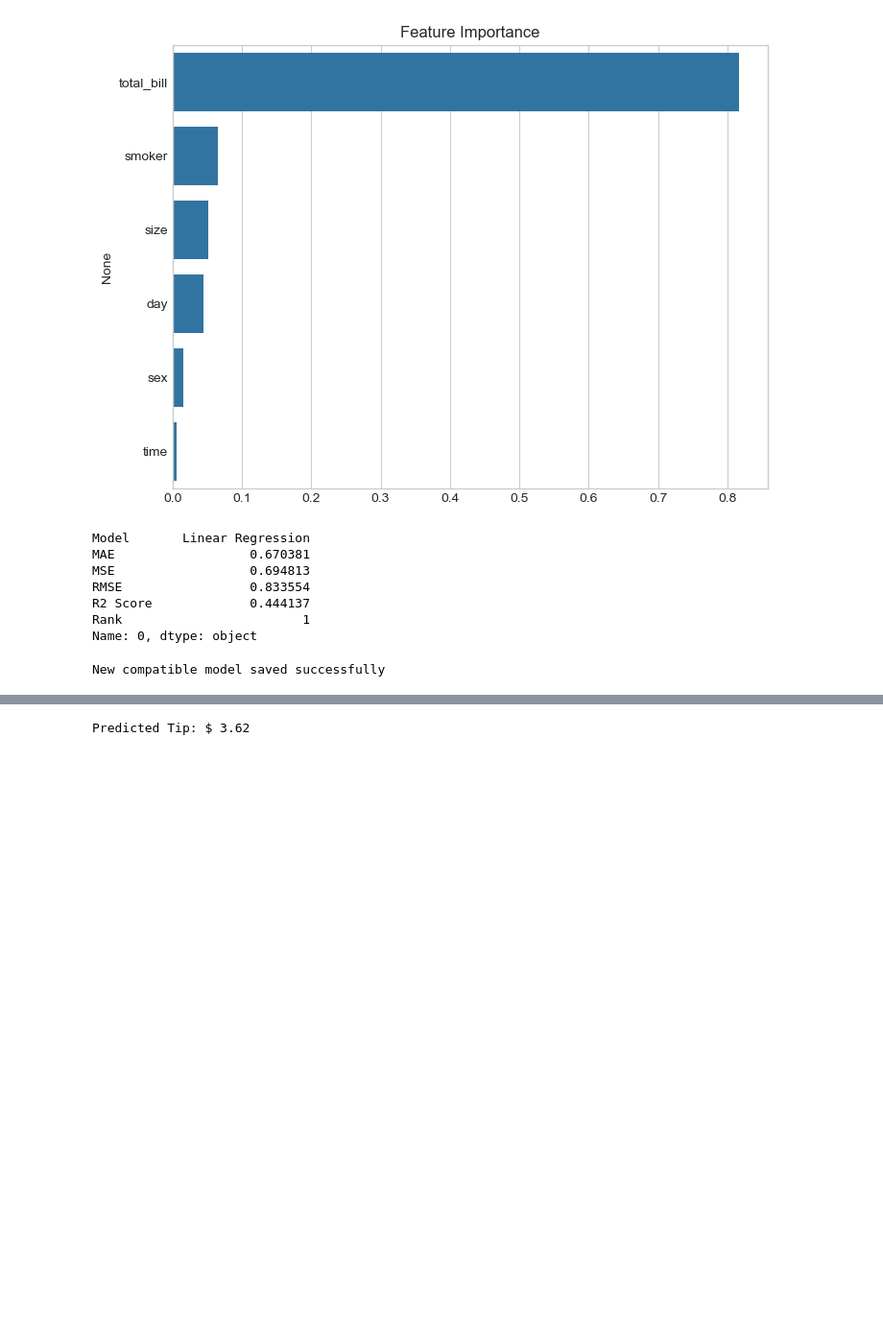
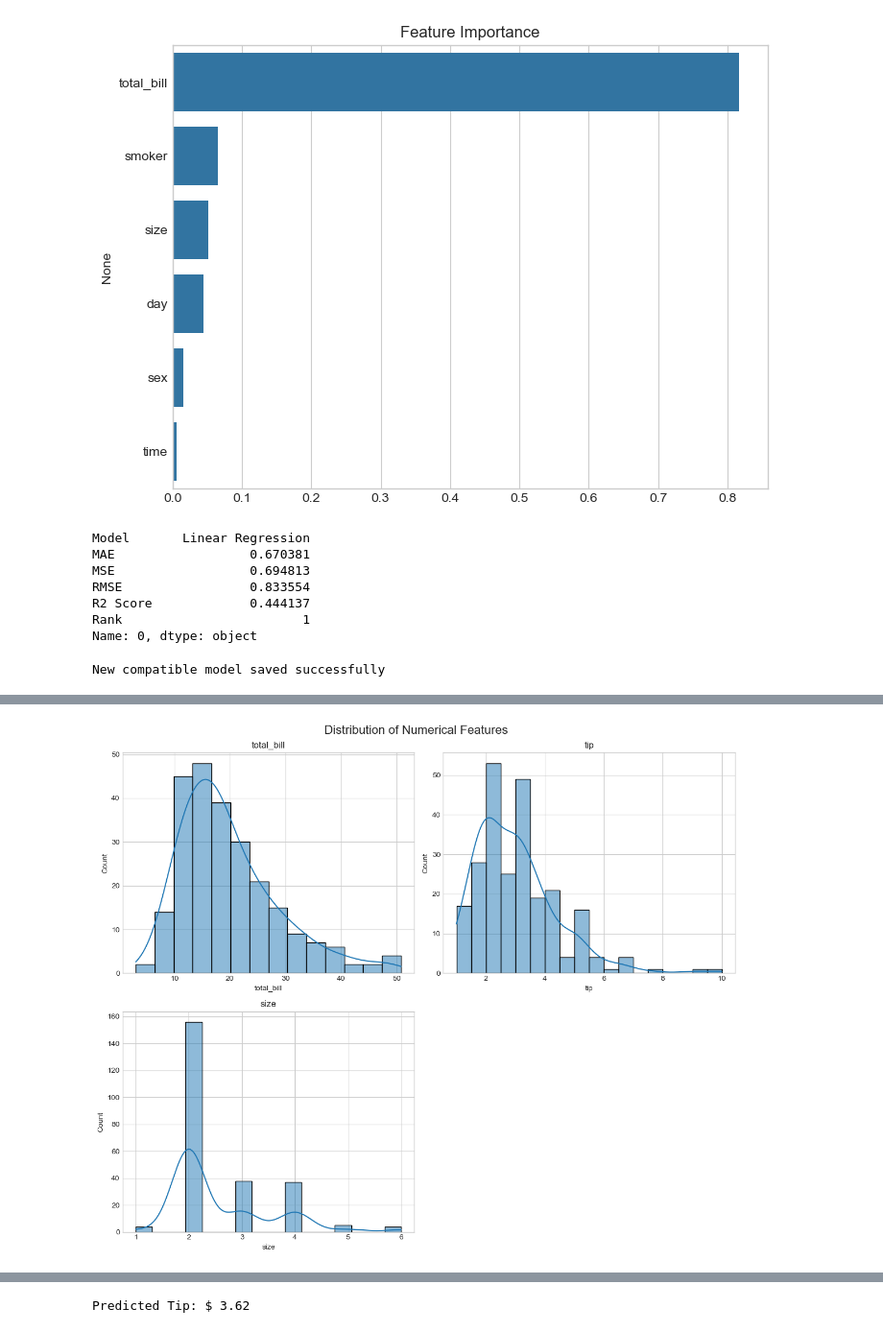
Before and after one commit to nikhillanje/Waiter-Tip-Prediction-with-ML, a Jupyter notebook: Waiter Tips Prediction with Machine Learning.ipynb, the cells around one changed output, grey strips where cells are left out. Shown at 96% size. Drawn from its saved outputs; the diff is of its cells as text; code cells hidden in the pictures; blank space fills up the shorter version.

```diff
--- a/Waiter Tips Prediction with Machine Learning.ipynb
+++ b/Waiter Tips Prediction with Machine Learning.ipynb
@@ -483,0 +556,43 @@ New compatible model saved successfully
+# %%
+# =====================================
+# Distribution of Numerical Features
+# =====================================
+
+import matplotlib.pyplot as plt
+import seaborn as sns
+
+num_cols = ['total_bill', 'tip', 'size']
+
+fig, axes = plt.subplots(2, 2, figsize=(12, 10))
+
+fig.suptitle(
+    'Distribution of Numerical Features',
+    fontsize=16
+)
+
+axes = axes.flatten()
+
+for i, col in enumerate(num_cols):
+
+    sns.histplot(
+        df[col],
+        kde=True,
+        ax=axes[i]
+    )
+
+    axes[i].set_title(col)
+
+# Remove empty subplot
+fig.delaxes(axes[3])
+
+plt.tight_layout()
+
+# SAVE PLOT
+plt.savefig(
+    'outputs/plots/numerical_distributions.png',
+    bbox_inches='tight'
+)
+
+plt.show()
+# %% [output]
+[figure, added]
```
Also changed, not shown: parts of 6 cells of this notebook, 10 other files.
